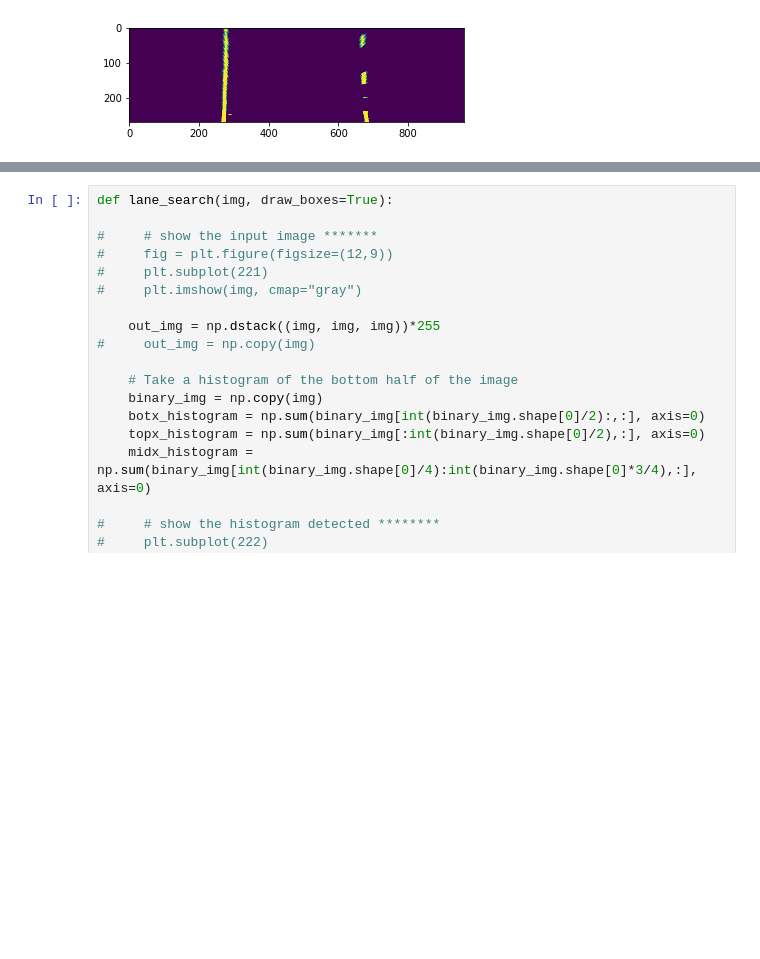
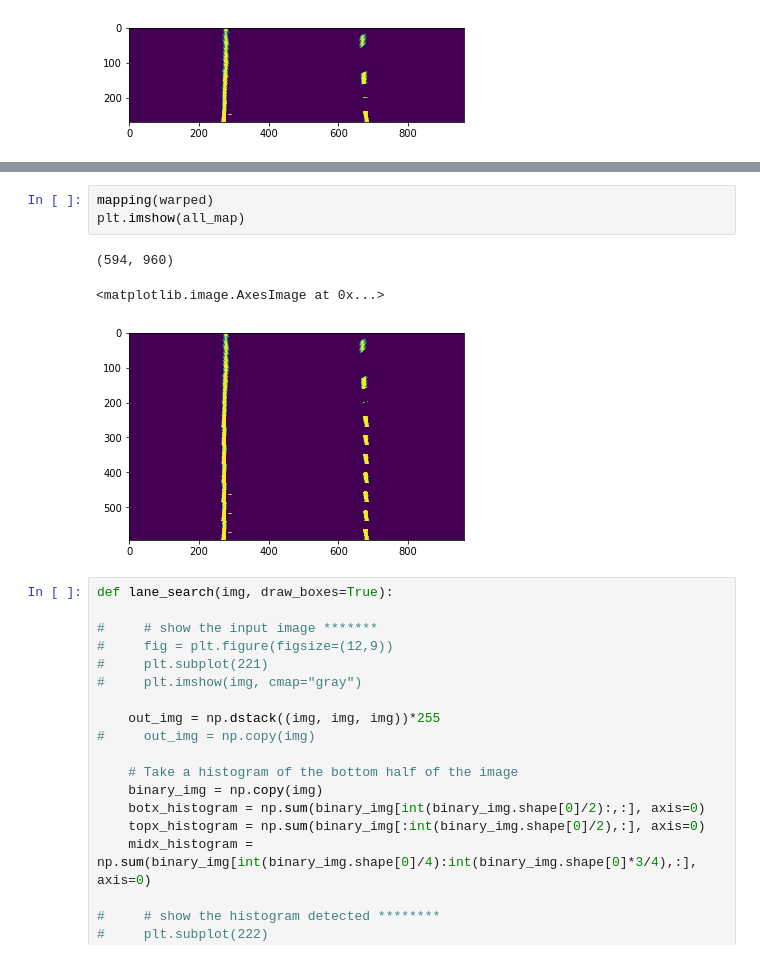
Before and after one commit to da7th/CarND-P1, a Jupyter notebook: Real-time attempt.ipynb, the cells around one changed output, grey strips where cells are left out. Drawn from its saved outputs; the diff is of its cells as text; blank space fills up the shorter version.

```diff
--- a/Real-time attempt.ipynb
+++ b/Real-time attempt.ipynb
@@ -327,3 +374,10 @@ plt.imshow(warped)
+# %%
+mapping(warped)
+plt.imshow(all_map)
+# %% [output]
+(594, 960)
+<matplotlib.image.AxesImage at 0x...>
+[figure, added]
 # %%
 def lane_search(img, draw_boxes=True):
 
```
Also changed, not shown: parts of 6 cells of this notebook.
